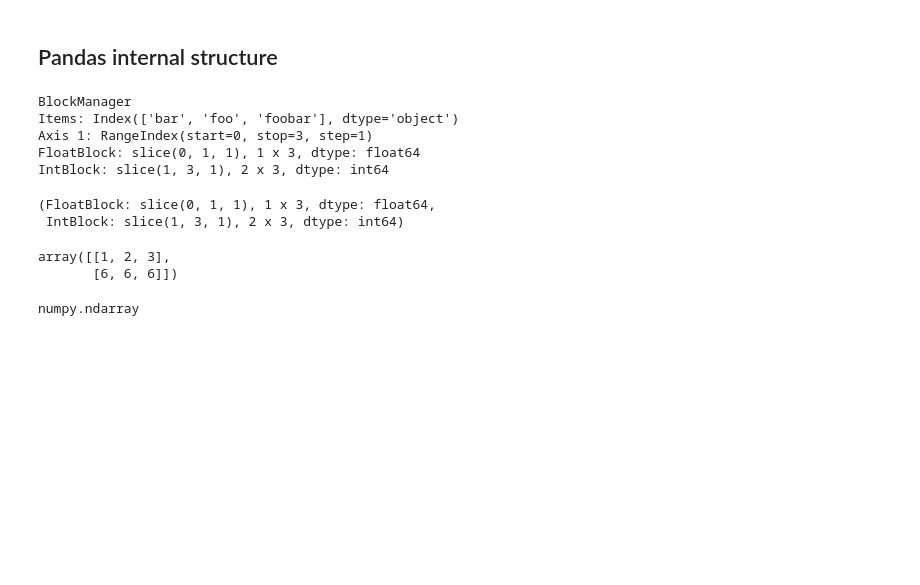
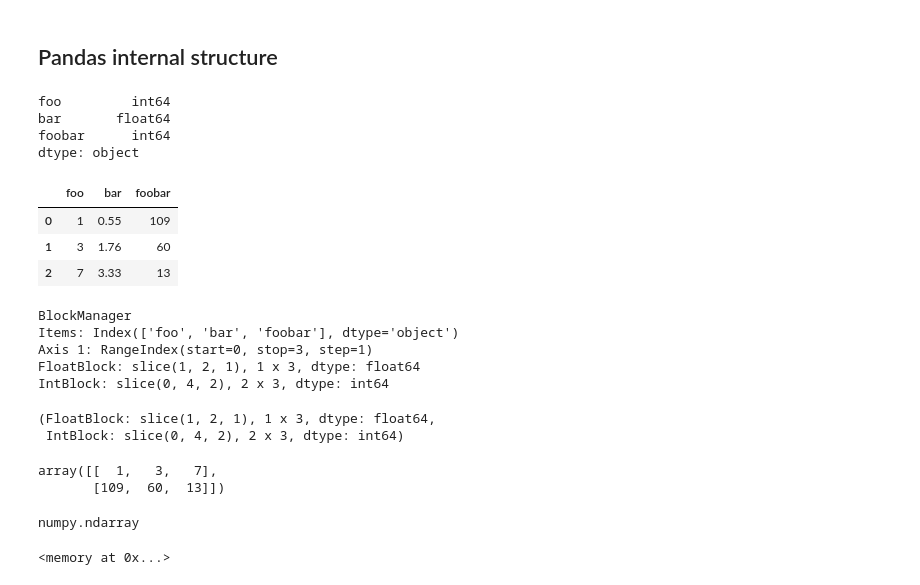
Before and after one commit to GapData/demystifying_pandas_internals, a Jupyter notebook: Demystifying pandas internals.ipynb, the cells around one changed output. Cells and saved outputs as stored; diff of their text form; code cells hidden in the pictures; blank space fills up the shorter version.

```diff
--- a/Demystifying pandas internals.ipynb
+++ b/Demystifying pandas internals.ipynb
@@ -565,26 +585,42 @@ dtype: object
 # %%
 import pandas
 
-df = pandas.DataFrame({'foo': [1, 2, 3], 'bar': [.55, 1.76, 3.33], 'foobar': [6, 6, 6]})
+df = pandas.DataFrame({'foo': [1, 3, 7], 'bar': [.55, 1.76, 3.33], 'foobar': [109, 60, 13]},
+                      columns=['foo', 'bar', 'foobar'])
+print(df.dtypes)
+df
+# %% [output]
+foo         int64
+bar       float64
+foobar      int64
+dtype: object
+|  | foo | bar | foobar |
+| 0 | 1 | 0.55 | 109 |
+| 1 | 3 | 1.76 | 60 |
+| 2 | 7 | 3.33 | 13 |
 # %%
 df._data
 # %% [output]
 BlockManager
-Items: Index(['bar', 'foo', 'foobar'], dtype='object')
+Items: Index(['foo', 'bar', 'foobar'], dtype='object')
 Axis 1: RangeIndex(start=0, stop=3, step=1)
-FloatBlock: slice(0, 1, 1), 1 x 3, dtype: float64
-IntBlock: slice(1, 3, 1), 2 x 3, dtype: int64
+FloatBlock: slice(1, 2, 1), 1 x 3, dtype: float64
+IntBlock: slice(0, 4, 2), 2 x 3, dtype: int64
 # %%
 df._data.blocks
 # %% [output]
-(FloatBlock: slice(0, 1, 1), 1 x 3, dtype: float64,
- IntBlock: slice(1, 3, 1), 2 x 3, dtype: int64)
+(FloatBlock: slice(1, 2, 1), 1 x 3, dtype: float64,
+ IntBlock: slice(0, 4, 2), 2 x 3, dtype: int64)
 # %%
 df._data.blocks[1].values
 # %% [output]
-array([[1, 2, 3],
-       [6, 6, 6]])
+array([[  1,   3,   7],
+       [109,  60,  13]])
 # %%
 type(df._data.blocks[1].values)
 # %% [output]
 numpy.ndarray
+# %%
+df._data.blocks[1].values.data
+# %% [output]
+<memory at 0x...>
```
Also changed, not shown: parts of 22 cells of this notebook, 2 other files.
